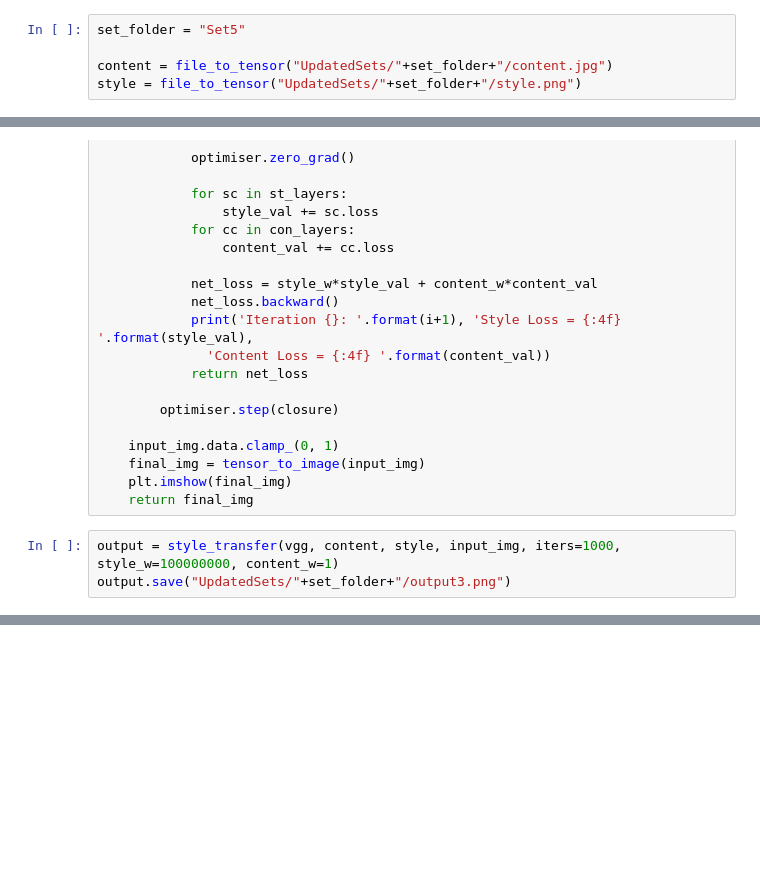
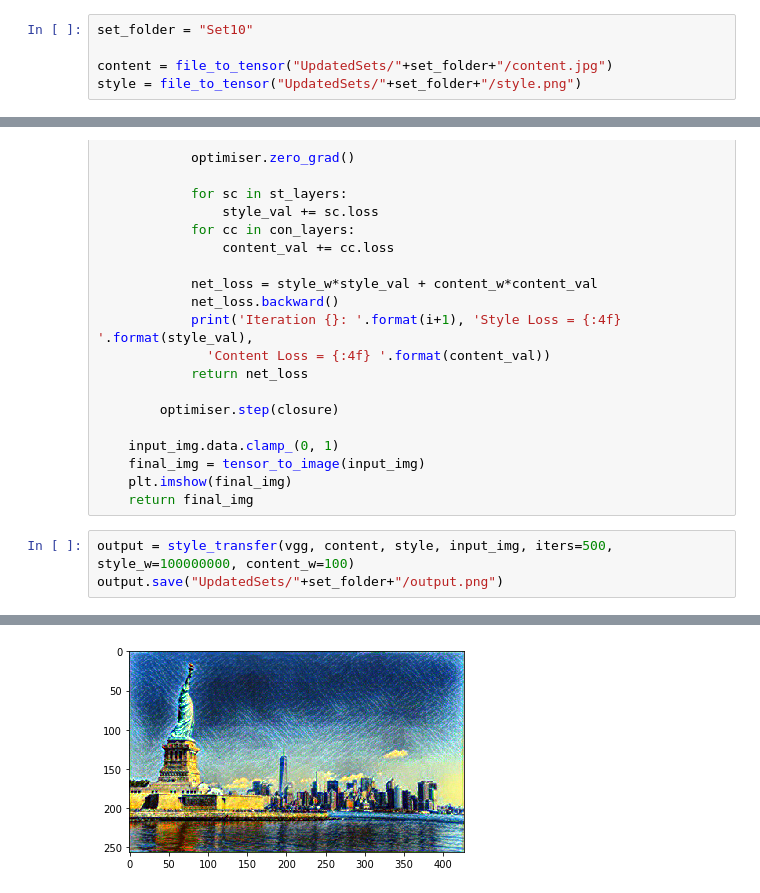
Before and after one commit to psambit9791/ArtWithinAI, a Jupyter notebook: II - Style Transfer.ipynb, the cells around one changed output, grey strips where cells are left out. Cells and saved outputs as stored; diff of their text form; blank space fills up the shorter version.

```diff
--- a/II - Style Transfer.ipynb
+++ b/II - Style Transfer.ipynb
@@ -33,7 +33,7 @@ def tensor_to_image(tensor):
     img = transforms.ToPILImage()(tensor.clone().cpu().squeeze(0))
     return img
 # %%
-set_folder = "Set5"
+set_folder = "Set10"
 
 content = file_to_tensor("UpdatedSets/"+set_folder+"/content.jpg")
 style = file_to_tensor("UpdatedSets/"+set_folder+"/style.png")
@@ -188,6 +188,6 @@ def style_transfer(vgg, content_img, style_img, input_img, iters=10, style_w=100
     plt.imshow(final_img)
     return final_img
 # %%
-output = style_transfer(vgg, content, style, input_img, iters=1000, style_w=100000000, content_w=1)
-output.save("UpdatedSets/"+set_folder+"/output3.png")
+output = style_transfer(vgg, content, style, input_img, iters=500, style_w=100000000, content_w=100)
+output.save("UpdatedSets/"+set_folder+"/output.png")
 # %% [output]
@@ -210,0 +211 @@ Iteration 315:  Style Loss = 0.000000  Content L
+[figure, added]
```
Also changed, not shown: parts of 2 cells of this notebook, 7 other files.
